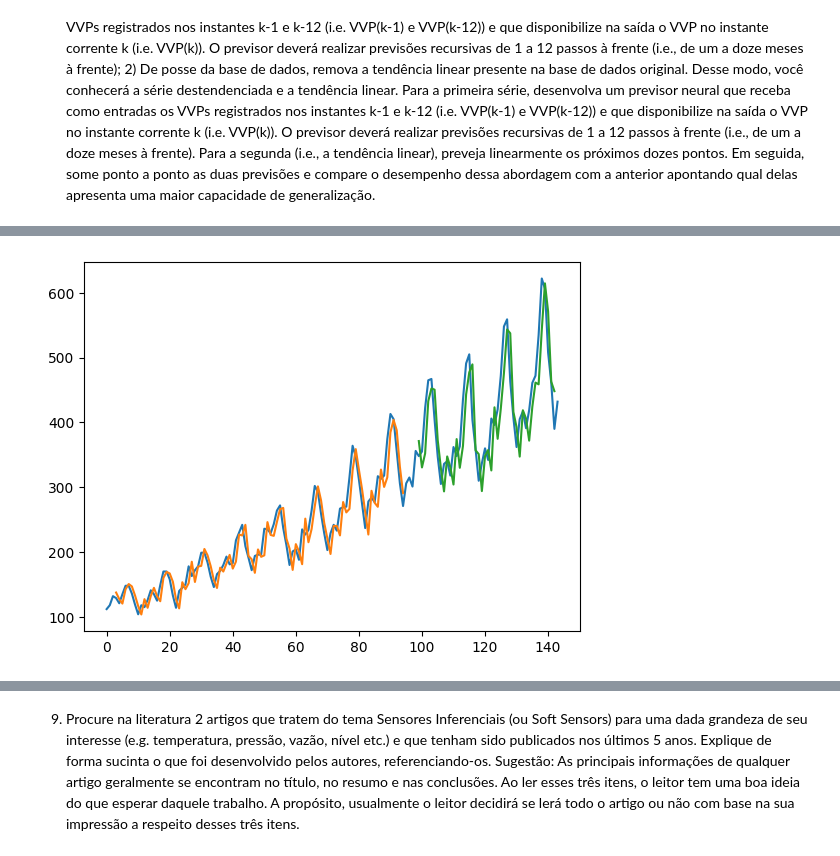
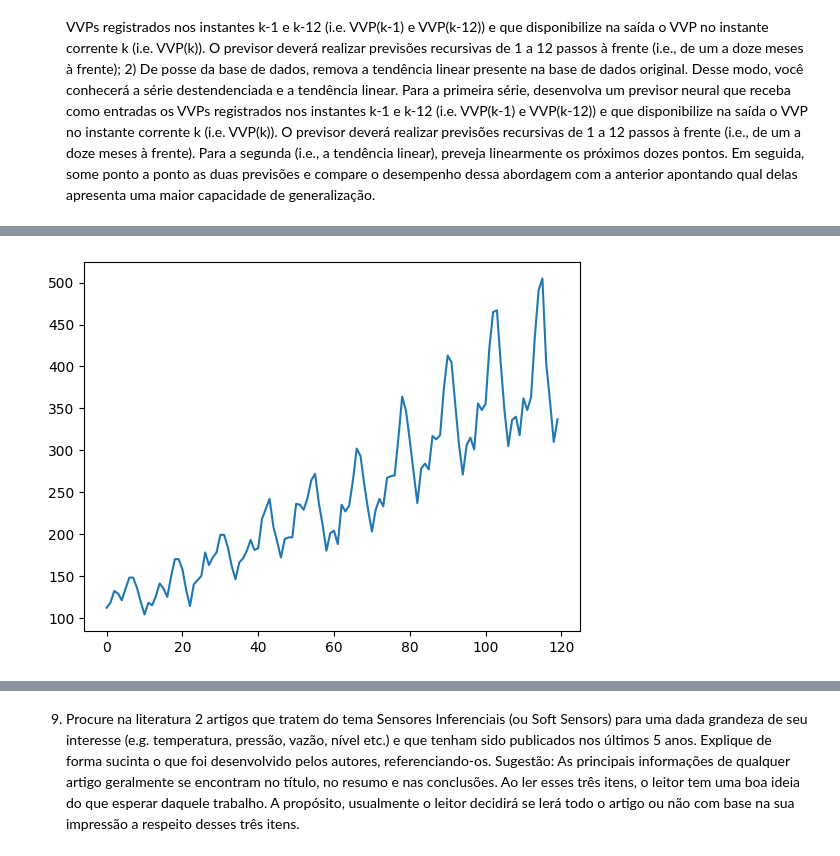
Before and after one commit to especializacao-ia-ifmg-op/mod_4_neural-networks-and-deep-learning, a Jupyter notebook: activities/nn_dl_exercises.ipynb, the cells around one changed output, grey strips where cells are left out. Cells and saved outputs as stored; diff of their text form; code cells hidden in the pictures.

```diff
--- a/activities/nn_dl_exercises.ipynb
+++ b/activities/nn_dl_exercises.ipynb
@@ -1167,7 +1203,7 @@ import tensorflow as tf
 #from tf.keras.models import Sequential
 #from tf.keras.layers import Dense
 
-# convert an array of values into a dataset matrix
+# Convert an array of values into a dataset matrix
 def create_dataset(dataset, look_back=1):
 	dataX, dataY = [], []
 	for i in range(len(dataset)-look_back-1):
@@ -1176,51 +1212,57 @@ def create_dataset(dataset, look_back=1):
 		dataY.append(dataset[i + look_back, 0])
 	return np.array(dataX), np.array(dataY)
 
-# load the dataset
-file_path = os.path.abspath('airline-passengers.csv')
-#data = pd.read_csv(file_path, usecols=[1], engine='python')
+# Load the dataset
+file_path = os.path.abspath('vvp.csv')
+
 dataframe = read_csv(file_path, usecols=[1], engine='python')
 dataset = dataframe.values
 dataset = dataset.astype('float32')
-#plt.plot(data)
-#plt.plot(dataset)
-#plt.show
 
-# split into train and test sets
+plt.plot(dataset)
+plt.show
+
+# Split into train and test sets
 train_size = int(len(dataset) * 0.67)
 test_size = len(dataset) - train_size
 train, test = dataset[0:train_size,:], dataset[train_size:len(dataset),:]
-# reshape dataset
-look_back = 3
+
+# Reshape dataset
+look_back = 12
 trainX, trainY = create_dataset(train, look_back)
 testX, testY = create_dataset(test, look_back)
-# create and fit Multilayer Perceptron model
-model = tf.keras.models.Sequential()
-#model = Sequential()
-model.add(tf.keras.layers.Dense(12, input_shape=(look_back,), activation='relu'))
-model.add(tf.keras.layers.Dense(8, activation='relu'))
-model.add(tf.keras.layers.Dense(1))
-model.compile(loss='mean_squared_error', optimizer='adam')
-model.fit(trainX, trainY, epochs=400, batch_size=2, verbose=2)
+print(f'{trainX[:6]}')
+print(f'{trainY[:5]}')
+
+# Create and fit Multilayer Perceptron model
+# model = tf.keras.models.Sequential()
+
+#
+# model.add(tf.keras.layers.Dense(12, input_shape=(look_back,), activation='relu'))
+# model.add(tf.keras.layers.Dense(8, activation='relu'))
+# model.add(tf.keras.layers.Dense(1))
+# model.compile(loss='mean_squared_error', optimizer='adam')
+# model.fit(trainX, trainY, epochs=400, batch_size=2, verbose=2)
+
 # Estimate model performance
-trainScore = model.evaluate(trainX, trainY, verbose=0)
-print('Train Score: %.2f MSE (%.2f RMSE)' % (trainScore, math.sqrt(trainScore)))
-testScore = model.evaluate(testX, testY, verbose=0)
-print('Test Score: %.2f MSE (%.2f RMSE)' % (testScore, math.sqrt(testScore)))
-# generate predictions for training
-trainPredict = model.predict(trainX)
-testPredict = model.predict(testX)
-# shift train predictions for plotting
-trainPredictPlot = np.empty_like(dataset)
-trainPredictPlot[:, :] = np.nan
-trainPredictPlot[look_back:len(trainPredict)+look_back, :] = trainPredict
-# shift test predictions for plotting
-testPredictPlot = np.empty_like(dataset)
-testPredictPlot[:, :] = np.nan
-testPredictPlot[len(trainPredict)+(look_back*2)+1:len(dataset)-1, :] = testPredict
-# plot baseline and predictions
-plt.plot(dataset)
-plt.plot(trainPredictPlot)
-plt.plot(testPredictPlot)
-plt.show()
+# trainScore = model.evaluate(trainX, trainY, verbose=0)
+# print('Train Score: %.2f MSE (%.2f RMSE)' % (trainScore, math.sqrt(trainScore)))
+# testScore = model.evaluate(testX, testY, verbose=0)
+# print('Test Score: %.2f MSE (%.2f RMSE)' % (testScore, math.sqrt(testScore)))
+# # generate predictions for training
+# trainPredict = model.predict(trainX)
+# testPredict = model.predict(testX)
+# # shift train predictions for plotting
+# trainPredictPlot = np.empty_like(dataset)
+# trainPredictPlot[:, :] = np.nan
+# trainPredictPlot[look_back:len(trainPredict)+look_back, :] = trainPredict
+# # shift test predictions for plotting
+# testPredictPlot = np.empty_like(dataset)
+# testPredictPlot[:, :] = np.nan
+# testPredictPlot[len(trainPredict)+(look_back*2)+1:len(dataset)-1, :] = testPredict
+# # plot baseline and predictions
+# plt.plot(dataset)
+# plt.plot(trainPredictPlot)
+# plt.plot(testPredictPlot)
+# plt.show()
 # %% [output]
@@ -1244 +1276 @@ Test Score: 1996.05 MSE (44.68 RMSE)
-[figure, old version]
+[figure, new version]
```
Also changed, not shown: parts of 10 cells of this notebook.
